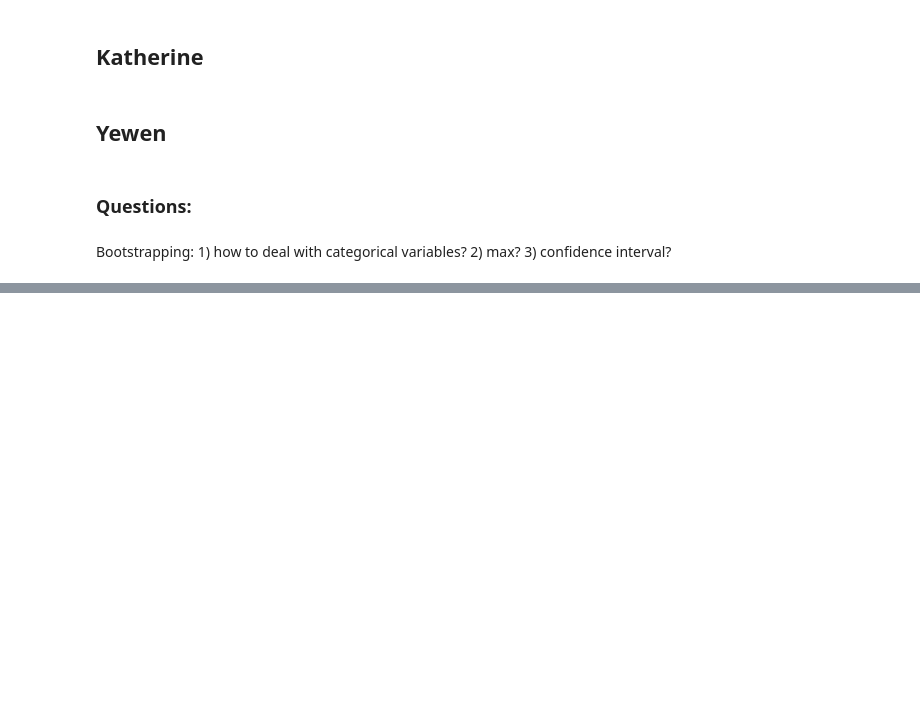
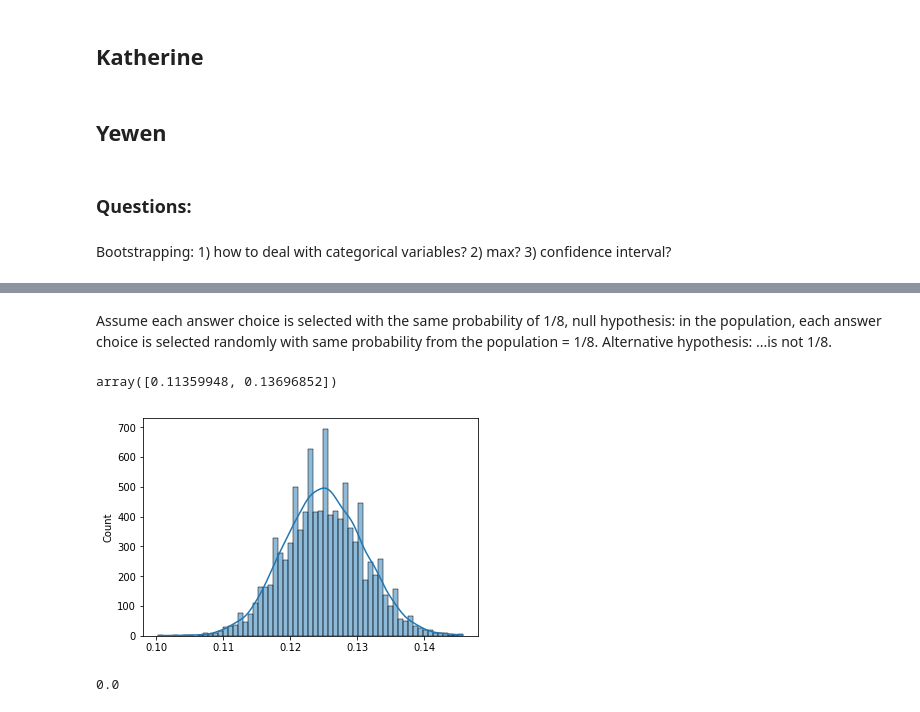
Before and after one commit to Hegelim/PE-Validation-Fall-20, a Jupyter notebook: PE Validation Fall 20.ipynb, the cells around one changed output, grey strips where cells are left out. Cells and saved outputs as stored; diff of their text form; code cells hidden in the pictures; blank space fills up the shorter version.

Commit message:
add bootstrap approach for single-choice questions

```diff
--- a/PE Validation Fall 20.ipynb
+++ b/PE Validation Fall 20.ipynb
@@ -40,0 +86,4 @@ Bootstrapping: 1) how to deal with categorical variables? 2) max? 3) confidence
+# %%
+# only look at question label Q2
+ques_two = filtered[filtered["question_label"] == "T1.Q2"]
+ques_two.head()
@@ -40,0 +102,4 @@ Bootstrapping: 1) how to deal with categorical variables? 2) max? 3) confidence
+# %%
+# how many different kinds of answers are there? Might need to implement a function here to know
+diff = ques_two["answer_label"].unique()
+diff
@@ -40,0 +114,14 @@ Bootstrapping: 1) how to deal with categorical variables? 2) max? 3) confidence
+# %%
+# calculate the proportion of each answer choices: can implement a function again
+diff.sort()
+# the maximum of prop
+maximum = 0
+maximum_ans = ''
+for ans in diff:
+    # proportion
+    prop = ques_two[ques_two["answer_label"] == ans].shape[0] / ques_two.shape[0]
+    if prop > maximum:
+        maximum = prop
+        maximum_ans = ans
+    print("proportion of " + ans + " is " + str(prop))
+print("The maximum is " + maximum_ans + " with proportion " + str(maximum))
@@ -40,0 +138,30 @@ Bootstrapping: 1) how to deal with categorical variables? 2) max? 3) confidence
+# %% [markdown]
+Assume each answer choice is selected with the same probability of 1/8, null hypothesis: in the population, each answer choice is selected randomly with same probability from the population = 1/8. Alternative hypothesis: ...is not 1/8.
+# %%
+# sample with replacement; could be a function here
+# B : number of bootstrap samples
+B = 10000
+# output
+output = []
+for i in np.arange(B):
+    # construct an array
+    a = np.random.choice(diff, size=filtered.shape[0], replace=True)
+    # calculate the statistics - the proportion of A5
+    prop = np.sum(a == "T1.Q2.A5") / len(a)
+    output.append(prop)
+output = np.array(output)
+# %%
+# plot a histogram
+ax = sns.histplot(output, kde=True)
+# compute a 95% CI
+CI = np.percentile(output, [2.5, 97.5])
+CI
+# %% [output]
+array([0.11359948, 0.13696852])
+[figure, added]
+# %%
+# compute the p-value
+p_value = np.mean(output >= maximum)
+p_value
+# %% [output]
+0.0
```
Also changed, not shown: parts of 20 cells of this notebook, 1 other file.
